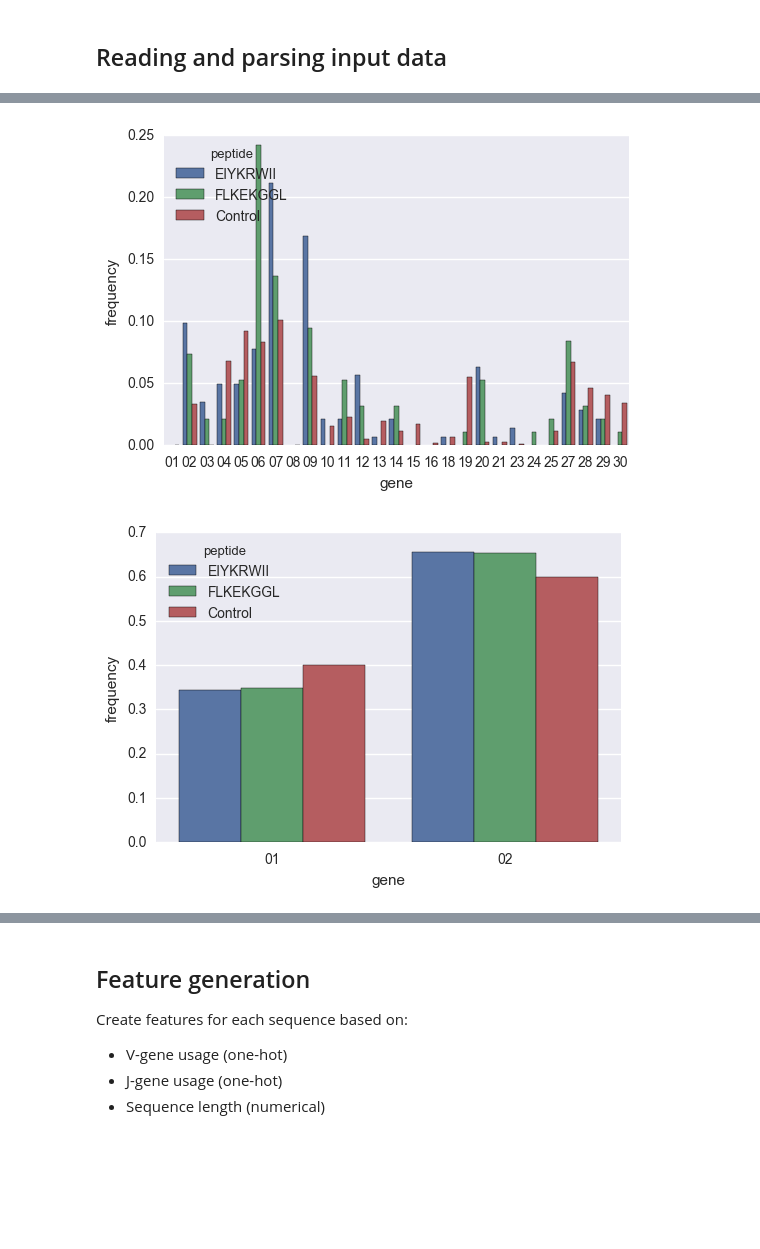
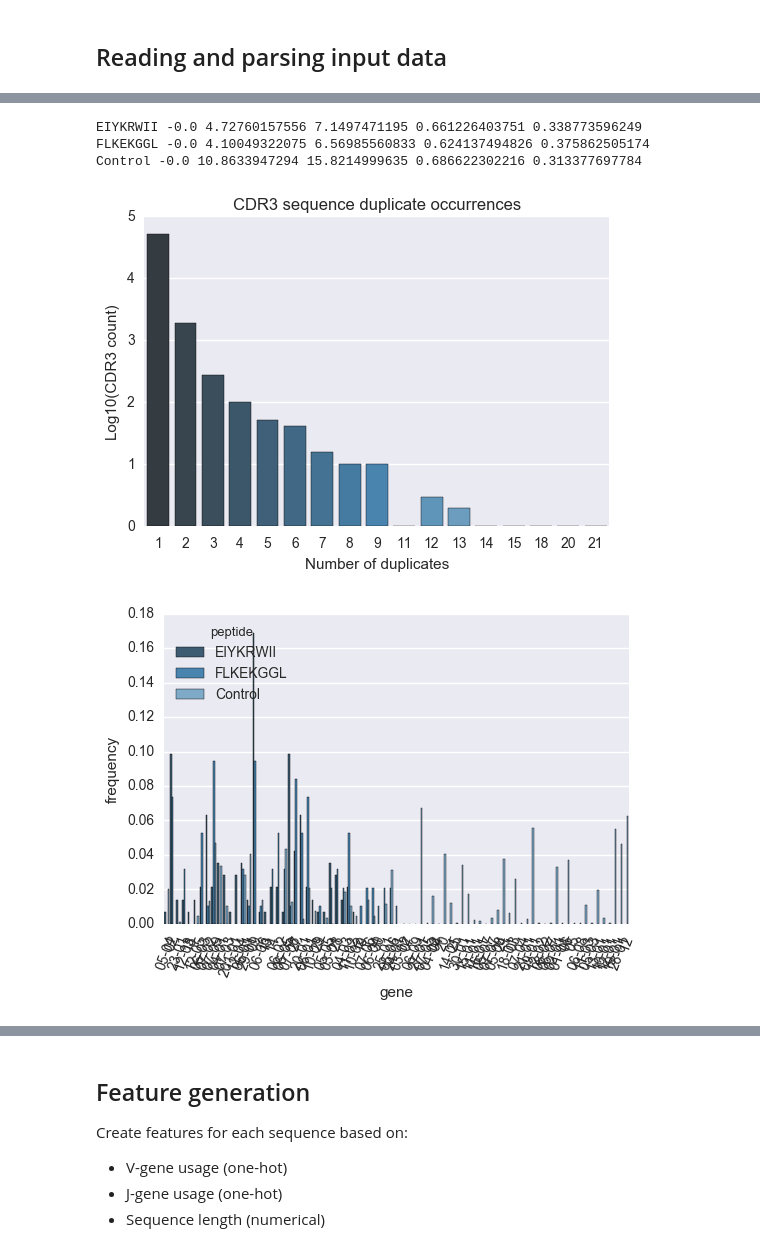
Before and after one commit to bittremieux/TCR-Classifier, a Jupyter notebook: tcr_classifier_v2.ipynb, the cells around one changed output, grey strips where cells are left out. Cells and saved outputs as stored; diff of their text form; code cells hidden in the pictures; blank space fills up the shorter version.

```diff
--- a/tcr_classifier_v2.ipynb
+++ b/tcr_classifier_v2.ipynb
@@ -111,7 +111,7 @@ def calc_average_property(sequence, physchem):
 
     return np.mean([physchem[x] for x in sequence])
 
-def create_indices(pos_class, neg_class, repeats):
+def create_indices(y, pos_class, neg_class, repeats):
 
     indices = []
 
@@ -138,6 +138,13 @@ def create_indices(pos_class, neg_class, repeats):
         indices.append([pos_class, train_index, test_index])
 
     return indices
+
+def inv_norm_shannon(counts, base=math.e):
+
+    max_shannon = shannon([1 for i in range(sum(counts))])
+    reg_shannon = shannon(counts, base)
+
+    return (reg_shannon/max_shannon)
 # %% [markdown]
 ## Classes
 # %%
@@ -184,7 +191,4 @@ data = pd.concat([peptide_data, control_data], ignore_index=True)
 for gene in genes:
     data[gene] = data[gene].apply(lambda x: uniformise_gene(x))
     data[gene.replace('gene','family')] = data[gene].apply(lambda x: gene_to_family(x))
-
-# show data
-for target in classes:
-    display.display(data[data['HLA_peptide'] == target])
+    data = data[sorted(data.columns)]
@@ -231,24 +270,47 @@ for target in classes:
 # %%
 # calculate CDR3 sequence diversity of input data
 # http://scikit-bio.org/docs/0.5.1/generated/generated/skbio.diversity.alpha.shannon.html#r47
 for target in classes:
     cdr3 = data[data['HLA_peptide']==target]['CDR3_sequence']
-    print(target, len(cdr3), len(set(cdr3)), shannon(counts=list(Counter(cdr3).values()), base=math.e))
+    min_shannon = shannon(counts=[sum(Counter(cdr3).values())])
+    max_shannon = shannon(counts=[1 for i in range(sum(Counter(cdr3).values()))])
+    tcr_shannon = shannon(counts=list(Counter(cdr3).values()), base=math.e)
+    norm_shannon = (tcr_shannon-min_shannon)/(max_shannon-min_shannon)
+    inv_norm_shannon = 1 - norm_shannon
+    print(target, min_shannon, tcr_shannon, max_shannon, norm_shannon, inv_norm_shannon)
+
+
+x_bar = list(Counter(Counter(cdr3).values()).keys())
+y_bar = [math.log10(x) for x in list(Counter(Counter(cdr3).values()).values())]
+df = pd.DataFrame({'x': x_bar, 'y': y_bar})
+sns.barplot(x='x', y='y', data=df, palette="Blues_d")
+plt.title('CDR3 sequence duplicate occurrences')
+plt.xlabel('Number of duplicates')
+plt.ylabel('Log10(CDR3 count)')
+plt.savefig('CDR3sequence_distribution.pdf', bbox_inches='tight', dpi=600)
+plt.show()
+
 
 # show V_gene and J_gene usage at family level
 for gene in genes:
-    gene = gene.replace('_gene', '_family')
-    bardfs = []
-    for target in classes:
-        bardfs.append(pd.DataFrame({'gene': data[(data['HLA_peptide']==target) & (data[gene]!='unresolved')][gene].value_counts(sort=False).index,
-                              'count': data[(data['HLA_peptide']==target) & (data[gene]!='unresolved')][gene].value_counts(sort=False).values/data[data['HLA_peptide']==target][gene].value_counts(sort=False).values.sum(),
-                              'peptide': [target for _ in data[(data['HLA_peptide']==target) & (data[gene]!='unresolved')][gene].value_counts(sort=False).index]}))
-    bardf = pd.concat(bardfs)
-    bardf = bardf[bardf['gene']!='nan']
-    plt.figure()
-    sns.barplot(x='gene', y='count', hue='peptide', data=bardf)
-    plt.xticks(rotation = 70)
-    plt.ylabel('frequency')
+    for level in ['gene', 'family']:
+        gene = gene.replace('gene', level)
+        bardfs = []
+        for target in classes:
+            bardfs.append(pd.DataFrame({'gene': data[(data['HLA_peptide']==target) & (data[gene]!='unresolved')][gene].value_counts(sort=False).index,
+                                  'count': data[(data['HLA_peptide']==target) & (data[gene]!='unresolved')][gene].value_counts(sort=False).values/data[data['HLA_peptide']==target][gene].value_counts(sort=False).values.sum(),
+                                  'peptide': [target for _ in data[(data['HLA_peptide']==target) & (data[gene]!='unresolved')][gene].value_counts(sort=False).index]}))
+        bardf = pd.concat(bardfs)
+        bardf = bardf[bardf['gene']!='nan']
+        plt.figure()
+        sns.barplot(x='gene', y='count', hue='peptide', data=bardf, palette="Blues_d")
+        plt.xticks(rotation = 70)
+        plt.ylabel('frequency')
+        plt.savefig('{}_{}_distribution.pdf'.format(gene, level), bbox_inches='tight', dpi=600)
+        plt.show()
 # %% [output]
+EIYKRWII -0.0 4.72760157556 7.1497471195 0.661226403751 0.338773596249
+FLKEKGGL -0.0 4.10049322075 6.56985560833 0.624137494826 0.375862505174
+Control -0.0 10.8633947294 15.8214999635 0.686622302216 0.313377697784
-[figure, old version]
+[figure, new version]
-[figure, old version]
+[figure, new version]
```
Also changed, not shown: parts of 6 cells of this notebook.
